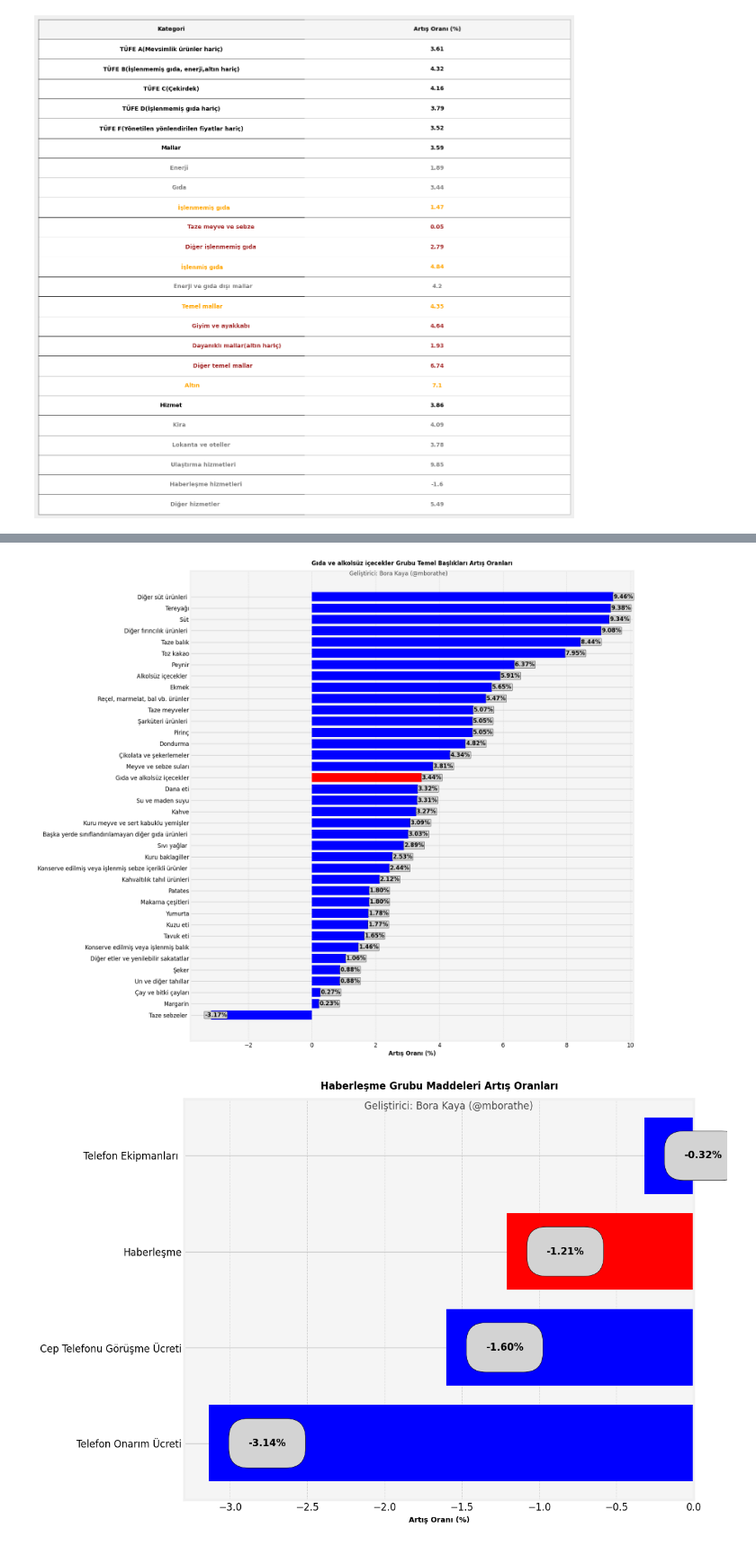
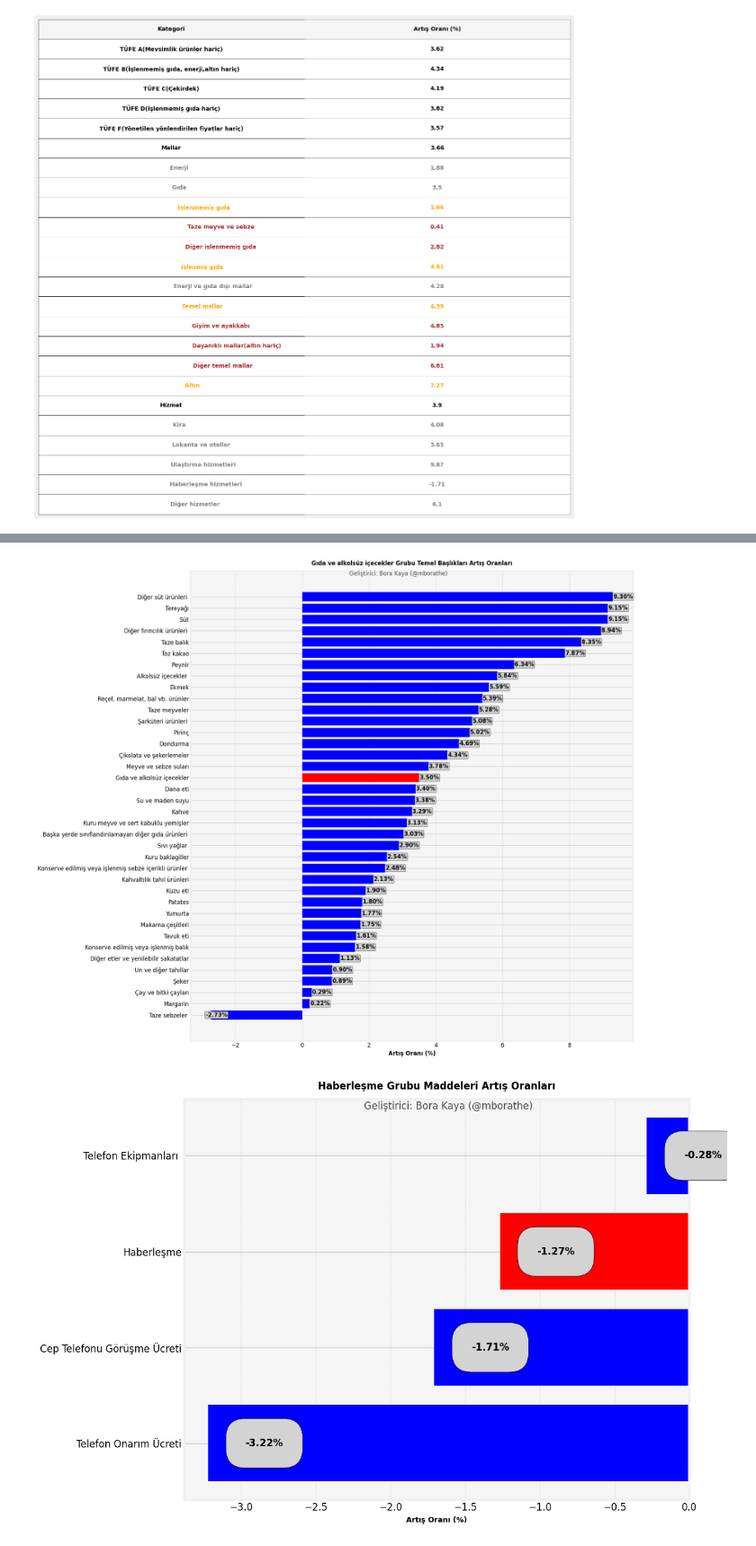
Before and after one commit to kaboya19/web-tufe-streamlit, a Jupyter notebook: bülten.ipynb, the cells around one changed output, grey strips where cells are left out. Shown at 90% size. Cells and saved outputs as stored; diff of their text form; code cells hidden in the pictures.

```diff
--- a/bülten.ipynb
+++ b/bülten.ipynb
@@ -569,8 +573,8 @@ plt.savefig(f"eveşyası.png", dpi=300)
 # %%
 harcamaürünleri=pd.read_csv("harcamaürünleri1.csv",index_col=0)
 grup=harcamaürünleri[harcamaürünleri["Ana Grup"]=="Eğitim"]["Grup"].unique()
-artıslar=(((harcama_grupları[grup].loc["2025-02"].mean()/harcama_grupları[grup].loc["2025-01-01":"2025-01-23"].mean())-1)*100).sort_values()
-artıslar.loc["Eğitim"]=(((gruplar["Eğitim"].loc["2025-02"].mean()/gruplar["Eğitim"].loc["2025-01-01":"2025-01-23"].mean())-1)*100)
+artıslar=(((harcama_grupları[grup].loc["2025-02"].mean()/harcama_grupları[grup].loc["2025-01-01":"2025-01-24"].mean())-1)*100).sort_values()
+artıslar.loc["Eğitim"]=(((gruplar["Eğitim"].loc["2025-02"].mean()/gruplar["Eğitim"].loc["2025-01-01":"2025-01-24"].mean())-1)*100)
 artıslar=artıslar.sort_values()
 colors = ['red' if label == 'Eğitim' else 'blue' for label in artıslar.index]
 
@@ -627,8 +631,8 @@ plt.savefig(f"eğitim.png", dpi=300)
 harcamaürünleri=pd.read_csv("harcamaürünleri1.csv",index_col=0)
 ana="Eğlence ve kültür"
 grup=harcamaürünleri[harcamaürünleri["Ana Grup"]==ana]["Grup"].unique()
-artıslar=(((harcama_grupları[grup].loc["2025-02"].mean()/harcama_grupları[grup].loc["2025-01-01":"2025-01-23"].mean())-1)*100).sort_values()
-artıslar.loc[ana]=(((gruplar[ana].loc["2025-02"].mean()/gruplar[ana].loc["2025-01-01":"2025-01-23"].mean())-1)*100)
+artıslar=(((harcama_grupları[grup].loc["2025-02"].mean()/harcama_grupları[grup].loc["2025-01-01":"2025-01-24"].mean())-1)*100).sort_values()
+artıslar.loc[ana]=(((gruplar[ana].loc["2025-02"].mean()/gruplar[ana].loc["2025-01-01":"2025-01-24"].mean())-1)*100)
 artıslar=artıslar.sort_values()
 colors = ['red' if label == ana else 'blue' for label in artıslar.index]
 
@@ -685,8 +689,8 @@ plt.savefig(f"eğlence.png", dpi=300)
 harcamaürünleri=pd.read_csv("harcamaürünleri1.csv",index_col=0)
 ana="Giyim ve ayakkabı"
 grup=harcamaürünleri[harcamaürünleri["Ana Grup"]==ana]["Grup"].unique()
-artıslar=(((harcama_grupları[grup].loc["2025-02"].mean()/harcama_grupları[grup].loc["2025-01-01":"2025-01-23"].mean())-1)*100).sort_values()
-artıslar.loc[ana]=(((gruplar[ana].loc["2025-02"].mean()/gruplar[ana].loc["2025-01-01":"2025-01-23"].mean())-1)*100)
+artıslar=(((harcama_grupları[grup].loc["2025-02"].mean()/harcama_grupları[grup].loc["2025-01-01":"2025-01-24"].mean())-1)*100).sort_values()
+artıslar.loc[ana]=(((gruplar[ana].loc["2025-02"].mean()/gruplar[ana].loc["2025-01-01":"2025-01-24"].mean())-1)*100)
 artıslar=artıslar.sort_values()
 colors = ['red' if label == ana else 'blue' for label in artıslar.index]
 
@@ -743,8 +747,8 @@ plt.savefig(f"{ana}.png", dpi=300)
 harcamaürünleri=pd.read_csv("harcamaürünleri1.csv",index_col=0)
 ana="Gıda ve alkolsüz içecekler"
 grup=harcamaürünleri[harcamaürünleri["Ana Grup"]==ana]["Grup"].unique()
-artıslar=(((harcama_grupları[grup].loc["2025-02"].mean()/harcama_grupları[grup].loc["2025-01-01":"2025-01-23"].mean())-1)*100).sort_values()
-artıslar.loc[ana]=(((gruplar[ana].loc["2025-02"].mean()/gruplar[ana].loc["2025-01-01":"2025-01-23"].mean())-1)*100)
+artıslar=(((harcama_grupları[grup].loc["2025-02"].mean()/harcama_grupları[grup].loc["2025-01-01":"2025-01-24"].mean())-1)*100).sort_values()
+artıslar.loc[ana]=(((gruplar[ana].loc["2025-02"].mean()/gruplar[ana].loc["2025-01-01":"2025-01-24"].mean())-1)*100)
 artıslar=artıslar.sort_values()
 colors = ['red' if label == ana else 'blue' for label in artıslar.index]
 
@@ -801,13 +805,13 @@ plt.tight_layout()
 
 plt.savefig(f"{ana}.png", dpi=300)
 # %% [output]
-[figure, old version]
+[figure, new version]
 # %%
 harcamaürünleri=pd.read_csv("harcamaürünleri1.csv",index_col=0)
 ana="Haberleşme"
 grup=harcamaürünleri[harcamaürünleri["Ana Grup"]==ana]["Ürün"].unique()
-artıslar=(((endeksler[grup].loc["2025-02"].mean()/endeksler[grup].loc["2025-01-01":"2025-01-23"].mean())-1)*100).sort_values()
-artıslar.loc[ana]=(((gruplar[ana].loc["2025-02"].mean()/gruplar[ana].loc["2025-01-01":"2025-01-23"].mean())-1)*100)
+artıslar=(((endeksler[grup].loc["2025-02"].mean()/endeksler[grup].loc["2025-01-01":"2025-01-24"].mean())-1)*100).sort_values()
+artıslar.loc[ana]=(((gruplar[ana].loc["2025-02"].mean()/gruplar[ana].loc["2025-01-01":"2025-01-24"].mean())-1)*100)
 artıslar=artıslar.sort_values()
 colors = ['red' if label == ana else 'blue' for label in artıslar.index]
 
@@ -837,34 +841,34 @@ for bar, value in zip(bars, values):
         f'{value:.2f}%',
         va='center',
         ha='left' if value >= 0 else 'right',
         fontsize=12,
         fontweight='bold',
         color='black',
         bbox=dict(facecolor='lightgray', edgecolor='black', boxstyle='round,pad=2')
     )
 
 # FiveThirtyEight tarzı ayarlar
 ax.set_facecolor('whitesmoke')  # Grafik arka planı
 fig.patch.set_facecolor('white')  # Dış çerçeve arka planı
 ax.grid(axis='x', color='lightgray', linestyle='--', linewidth=0.7)
 ax.set_axisbelow(True)
 
 # Başlık ve eksen ayarları
 ax.set_title(f'{ana} Grubu Maddeleri Artış Oranları', fontsize=12, fontweight='bold', loc='center', pad=12)
 ax.set_xlabel('Artış Oranı (%)', fontsize=9, fontweight='bold')
 ax.tick_params(axis='y', labelsize=12)
 ax.tick_params(axis='x', labelsize=12)
 
 # Filigran ekleme
 fig.text(0.6, 0.92, 'Geliştirici: Bora Kaya (@mborathe)', ha='center', va='center', fontsize=12, color='black', alpha=0.7, rotation=0)
 
 # Çubuklar arasındaki boşluk azaltma
 plt.subplots_adjust(left=0.35, right=0.95)
 plt.tight_layout()
 
 plt.savefig(f"{ana}.png", dpi=300)
 # %% [output]
-[figure, old version]
+[figure, new version]
 # %%
 harcamaürünleri=pd.read_csv("harcamaürünleri1.csv",index_col=0)
 ana="Konut"
```
Also changed, not shown: parts of 24 cells of this notebook, 20 other files.
